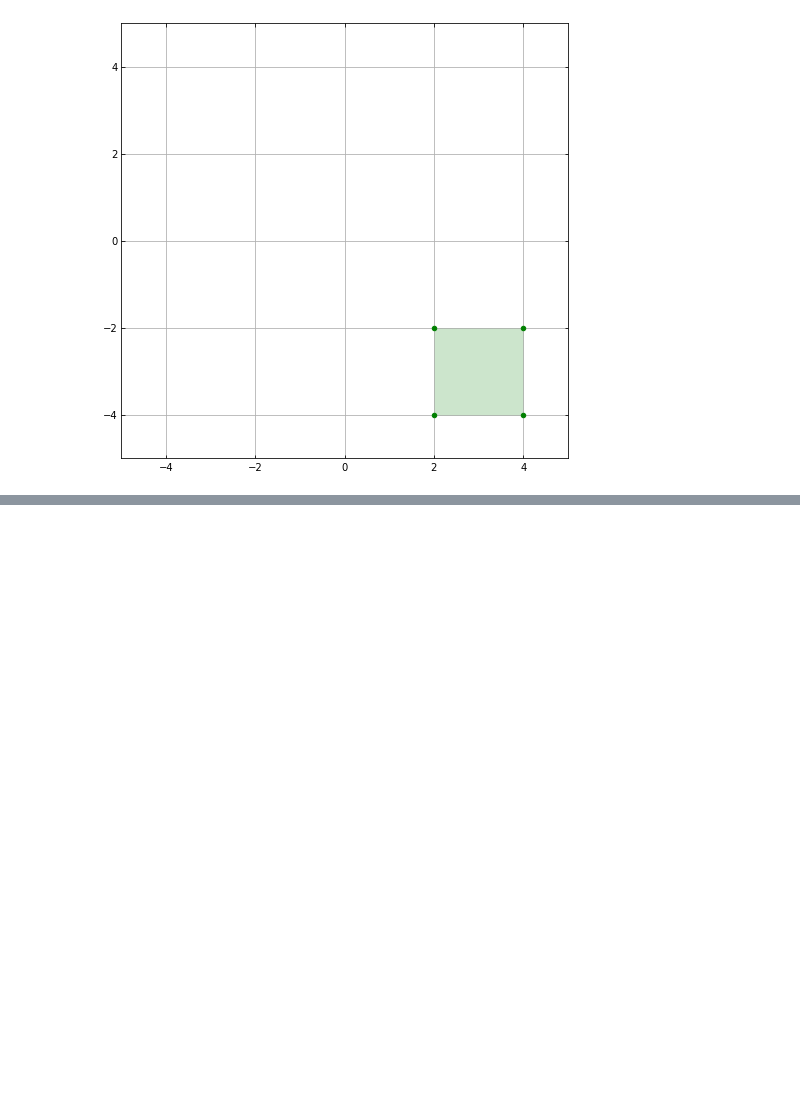
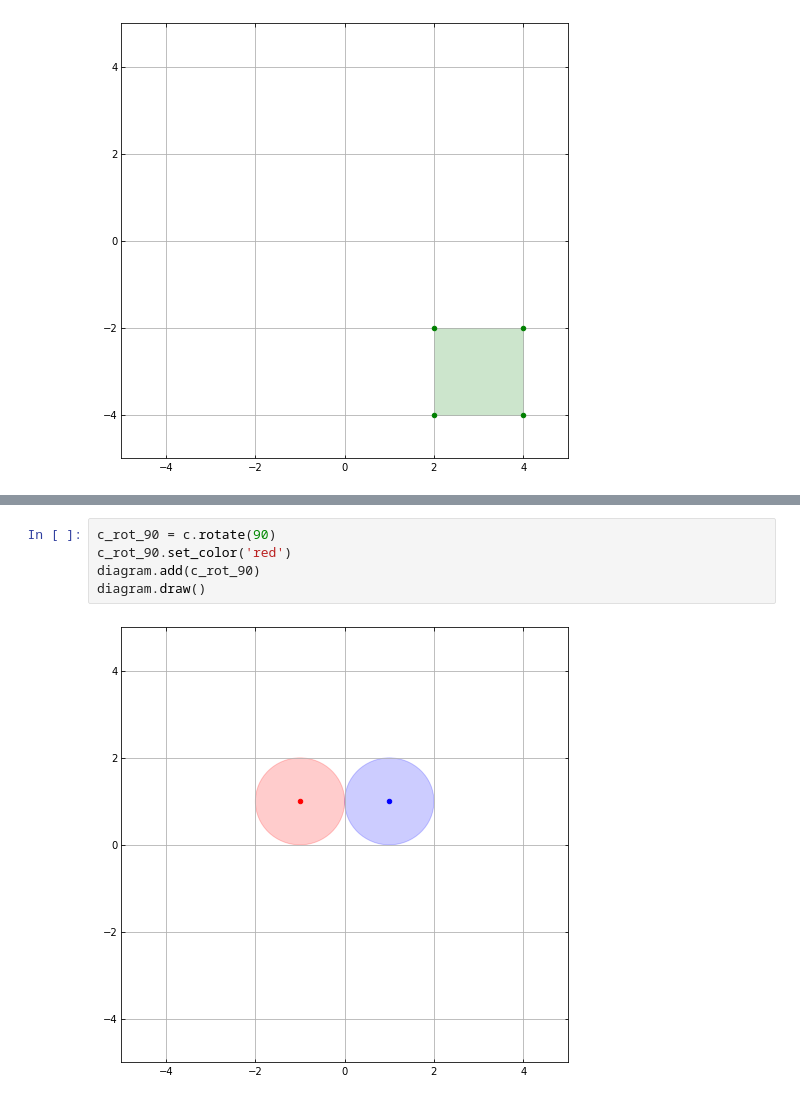
Before and after one commit to BrianGMcEnery/pythagorean-triples, a Jupyter notebook: notebooks/Drawing.ipynb, the cells around one changed output, grey strips where cells are left out. Saved outputs shown, nothing was run; the diff lists cells and outputs as text; blank space fills up the shorter version.

```diff
--- a/notebooks/Drawing.ipynb
+++ b/notebooks/Drawing.ipynb
@@ -47,0 +52,7 @@ Circle(Point(0, 0), 1.0)
+# %%
+c_rot_90 = c.rotate(90)
+c_rot_90.set_color('red')
+diagram.add(c_rot_90)
+diagram.draw()
+# %% [output]
+[figure, added]
```
Also changed, not shown: parts of 6 cells of this notebook, 5 other files.
